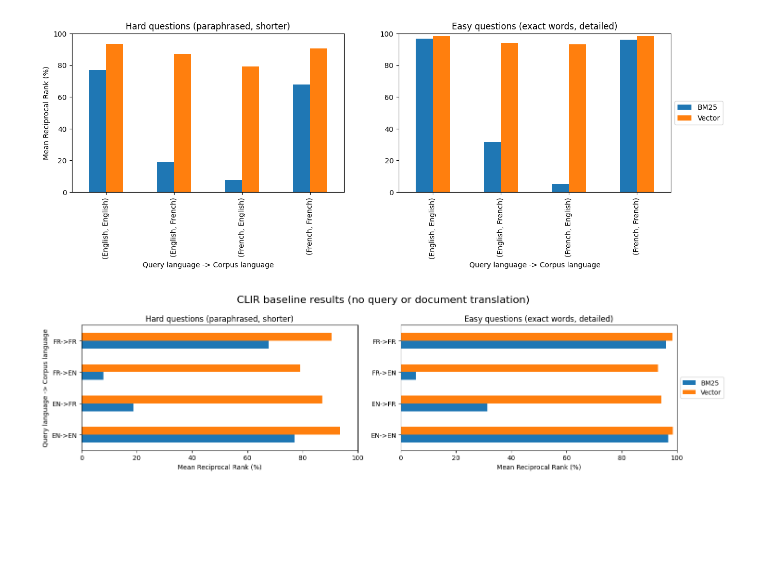
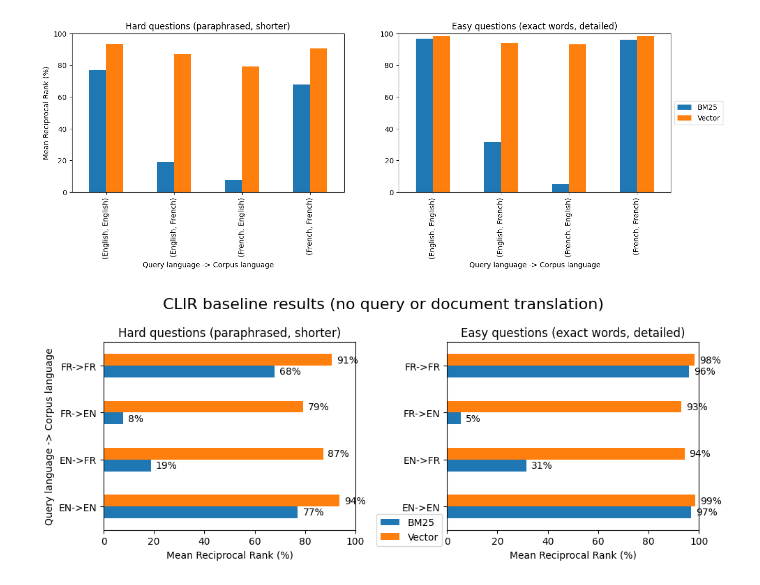
Before and after one commit to justice-bac/laws-clir, a Jupyter notebook: baseline_eval.ipynb, the cells around one changed output. Saved outputs shown, nothing was run; the diff lists cells and outputs as text; code cells hidden in the pictures; blank space fills up the shorter version.

Commit message:
label data points

```diff
--- a/baseline_eval.ipynb
+++ b/baseline_eval.ipynb
@@ -451,7 +451,7 @@ plt.show()
 # %%
 # Same as above but horizontal bar charts
 # Twin plots
-fig, ax = plt.subplots(1, 2, figsize=(15, 4))
+fig, ax = plt.subplots(1, 2, figsize=(10, 4))
 
 # Plot the data
 data_hard.pivot_table(
@@ -465,33 +465,45 @@ data_easy.pivot_table(
     columns='Retriever',
     values='Mean Reciprocal Rank'
 ).plot(kind='barh', ax=ax[1])
+
+# Annotate each bar with the value, moving the text inside the right edge of the bar
+for a in [ax[0], ax[1]]:
+    for p in a.patches:
+        a.annotate(
+            f"{p.get_width():.0f}%",
+            (p.get_x() + p.get_width(), p.get_y() + p.get_height() / 2),
+            ha="left",
+            va="center",
+            xytext=(5, 0),
+            textcoords="offset points",
+        )
 
 ax[0].set_xlabel('Mean Reciprocal Rank (%)')
 ax[1].set_xlabel('Mean Reciprocal Rank (%)')
 
 # Set the x-axis from 0 to 100 on both plots
 ax[0].set_xlim(0, 100)
 ax[1].set_xlim(0, 100)
 
 # Set the title and labels
 ax[0].set_title('Hard questions (paraphrased, shorter)')
 ax[0].set_ylabel('Query language -> Corpus language')
 
 ax[1].set_title('Easy questions (exact words, detailed)')
 ax[1].set_ylabel('')
 
 ax[0].set_yticklabels(["FR->FR", "FR->EN", "EN->FR", "EN->EN"][::-1])
 ax[1].set_yticklabels(["FR->FR", "FR->EN", "EN->FR", "EN->EN"][::-1])
 
 # Move the legend outside the right plot. Remove the left legend.
-ax[1].legend(loc='center left', bbox_to_anchor=(1, 0.5))
+ax[1].legend(loc='center right', bbox_to_anchor=(0, 0))
 ax[0].legend().remove()
 
 # Set the overall title
 fig.suptitle('CLIR baseline results (no query or document translation)', fontsize=16)
 fig.tight_layout()
 
 # Show the plot
 plt.show()
 # %% [output]
-[figure, old version]
+[figure, new version]
```
